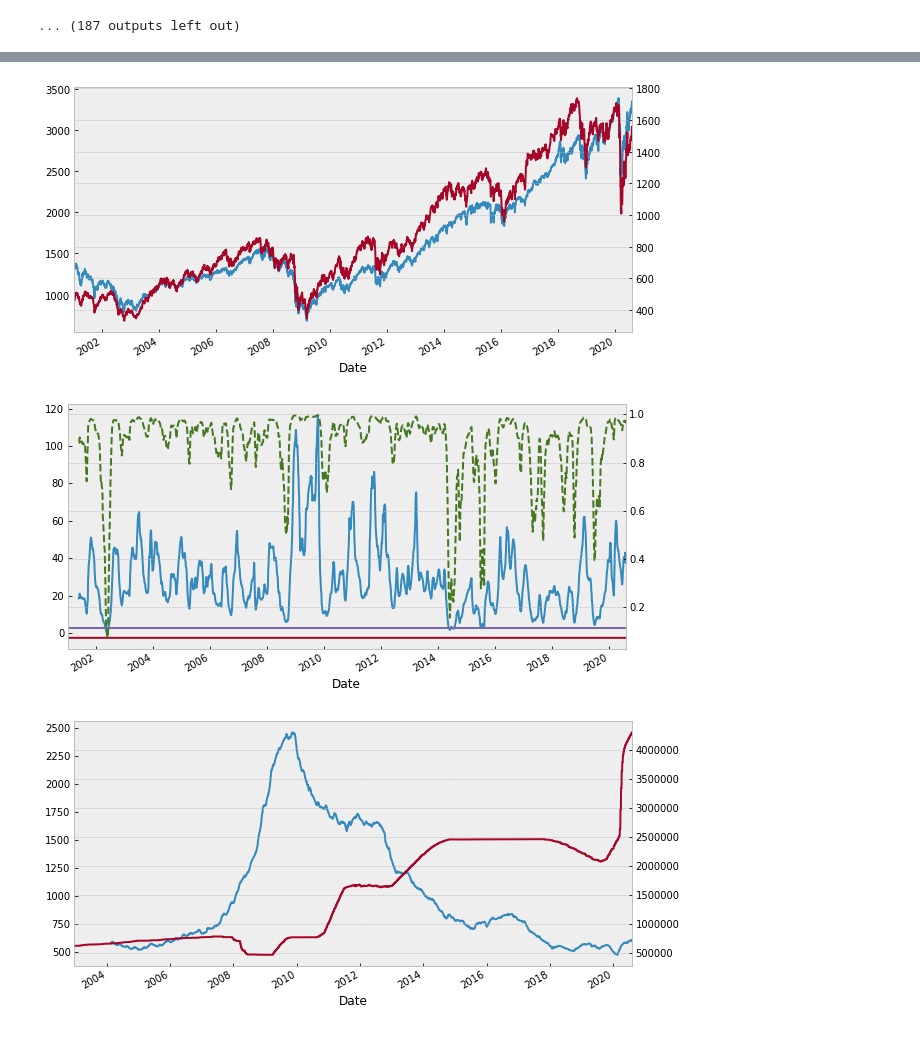
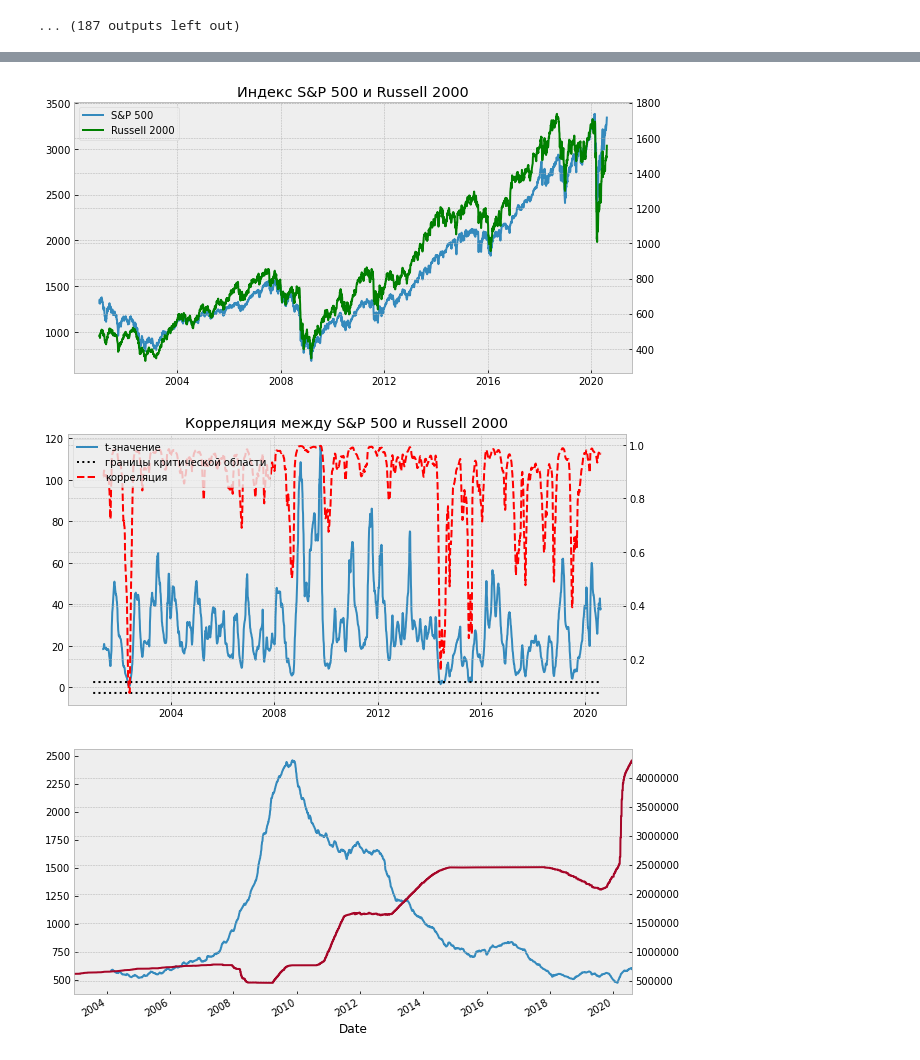
Before and after one commit to ksn38/GB, a Jupyter notebook: 8.ipynb, the cells around one changed output, grey strips where cells are left out. Saved outputs shown, nothing was run; the diff lists cells and outputs as text; code cells hidden in the pictures.

```diff
--- a/8.ipynb
+++ b/8.ipynb
@@ -200,25 +218,39 @@ corr = SPMRUM.med.rolling(window=100).corr(SPMRUM.medr)
 # %%
 t = corr * (100 - 2)**(1/2) / (1 - corr ** 2)**(1/2)
 t1 = stats.t.ppf(0.01 / 2, df=100 - 2)
 t2 = stats.t.ppf(1 - 0.01 / 2, df=100 - 2)
 
 corrt = pd.DataFrame({'corr': corr, 't1': np.ones(len(t))*t1, 't2': np.ones(len(t))*t2})
 
 fig, ax = plt.subplots()
+ax.set_title('Индекс S&P 500 и Russell 2000')
 fig.set_size_inches(10, 5)
-ax.plot(SPMRUM.med)
-ax = SPMRUM.medr.plot(secondary_y=True)
+lns1 = ax.plot(SPMRUM.med, label='S&P 500')
+ax2 = ax.twinx()
+lns2 = ax2.plot(SPMRUM.medr, c='g', label='Russell 2000')
+
+lns = lns1+lns2
+labs = [l.get_label() for l in lns]
+ax.legend(lns, labs, loc='upper left')
 
 fig, ax = plt.subplots()
 fig.set_size_inches(10, 5)
-ax.plot(t)
-ax.plot(corrt.t1)
-ax.plot(corrt.t2)
-ax = corr.plot(secondary_y=True, linestyle='--')
+ax.set_title('Корреляция между S&P 500 и Russell 2000')
+ax2 = ax.twinx()
+lns1 = ax.plot(t, label='t-значение')
+lns2 = ax.plot(corrt.t1, linestyle=':', c='k', label='границы критической области')
+lns3 = ax.plot(corrt.t2, linestyle=':', c='k')
+lns4 = ax2.plot(corr, linestyle='--', c='r', label='корреляция')
+ax2.set_frame_on(True)
+
+lns = lns1+lns2+lns3+lns4
+labs = [l.get_label() for l in lns]
+ax2.legend(lns, labs, loc='upper left')
+
 plt.show()
 # %% [output]
-[figure, old version]
+[figure, new version]
-[figure, old version]
+[figure, new version]
 # %%
 SPmV = pd.DataFrame(SP[['Date', 'med', 'Volume']])
 SPmV['mV'] = SPmV.Volume/SPmV.med
```
Also changed, not shown: parts of 8 cells of this notebook.
